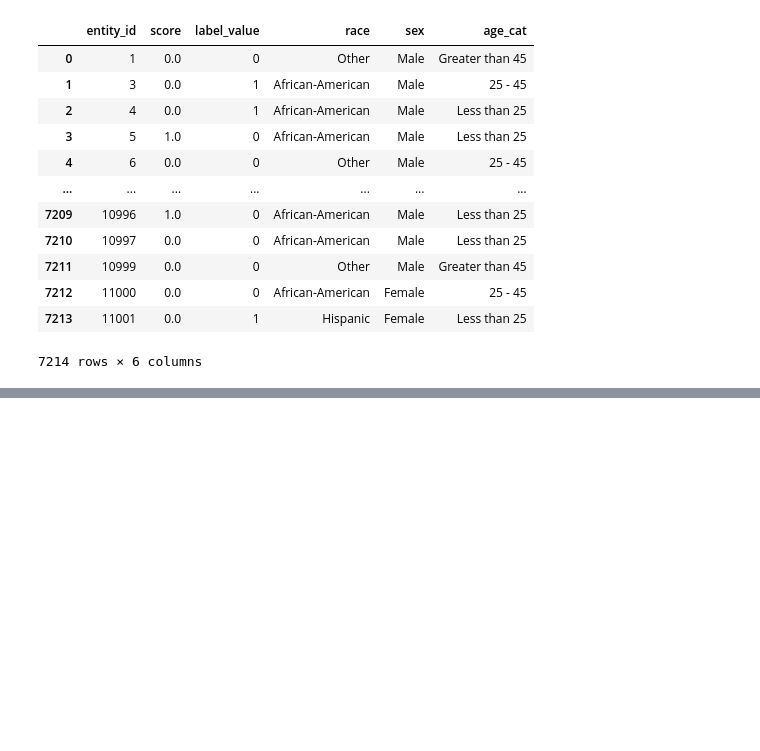
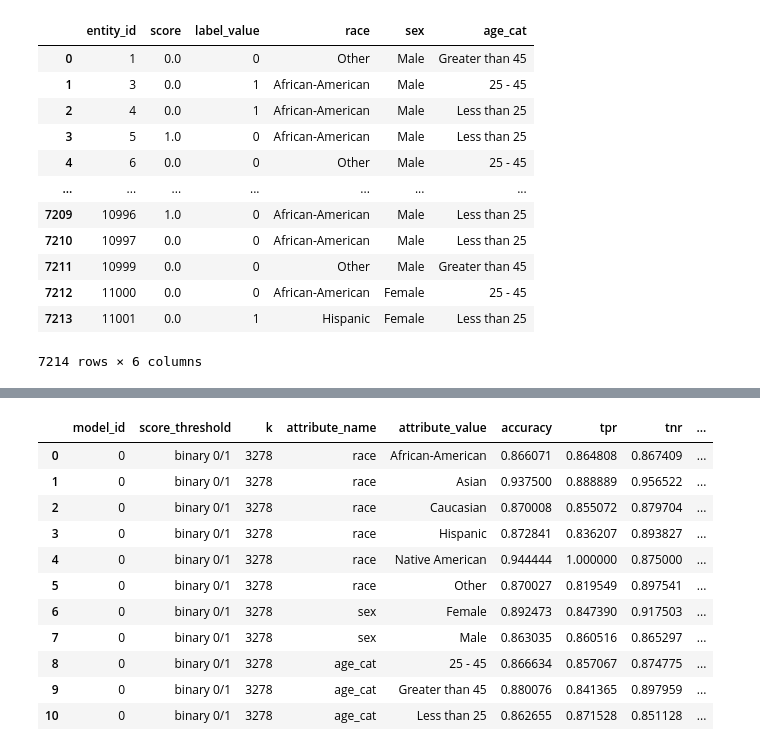
Before and after one commit to Jinchengxu20242024/responsible-ai-framework, a Jupyter notebook: BiasMitigation.ipynb, the cells around one changed output, grey strips where cells are left out. Cells and saved outputs as stored; diff of their text form; code cells hidden in the pictures; blank space fills up the shorter version.

```diff
--- a/BiasMitigation.ipynb
+++ b/BiasMitigation.ipynb
@@ -228,0 +237,24 @@ audit.metrics.round(2)
+# %%
+audit = Audit(df_original.drop(columns=["entity_id"]), label_column="label_value",
+              reference_groups={'race':'Caucasian', 'sex':'Male', 'age_cat':'25 - 45'})
+
+audit.audit(bias_args={
+    "alpha": 0.05,
+    "check_significance": True,
+    "mask_significance": True
+})
+
+audit.disparity_df.style
+# %% [output]
+|  | model_id | score_threshold | k | attribute_name | attribute_value | accuracy | tpr | tnr | ... |
+| 0 | 0 | binary 0/1 | 3278 | race | African-American | 0.866071 | 0.864808 | 0.867409 | ... |
+| 1 | 0 | binary 0/1 | 3278 | race | Asian | 0.937500 | 0.888889 | 0.956522 | ... |
+| 2 | 0 | binary 0/1 | 3278 | race | Caucasian | 0.870008 | 0.855072 | 0.879704 | ... |
+| 3 | 0 | binary 0/1 | 3278 | race | Hispanic | 0.872841 | 0.836207 | 0.893827 | ... |
+| 4 | 0 | binary 0/1 | 3278 | race | Native American | 0.944444 | 1.000000 | 0.875000 | ... |
+| 5 | 0 | binary 0/1 | 3278 | race | Other | 0.870027 | 0.819549 | 0.897541 | ... |
+| 6 | 0 | binary 0/1 | 3278 | sex | Female | 0.892473 | 0.847390 | 0.917503 | ... |
+| 7 | 0 | binary 0/1 | 3278 | sex | Male | 0.863035 | 0.860516 | 0.865297 | ... |
+| 8 | 0 | binary 0/1 | 3278 | age_cat | 25 - 45 | 0.866634 | 0.857067 | 0.874775 | ... |
+| 9 | 0 | binary 0/1 | 3278 | age_cat | Greater than 45 | 0.880076 | 0.841365 | 0.897959 | ... |
+| 10 | 0 | binary 0/1 | 3278 | age_cat | Less than 25 | 0.862655 | 0.871528 | 0.851128 | ... |
```
Also changed, not shown: parts of 8 cells of this notebook, 2 other files.
